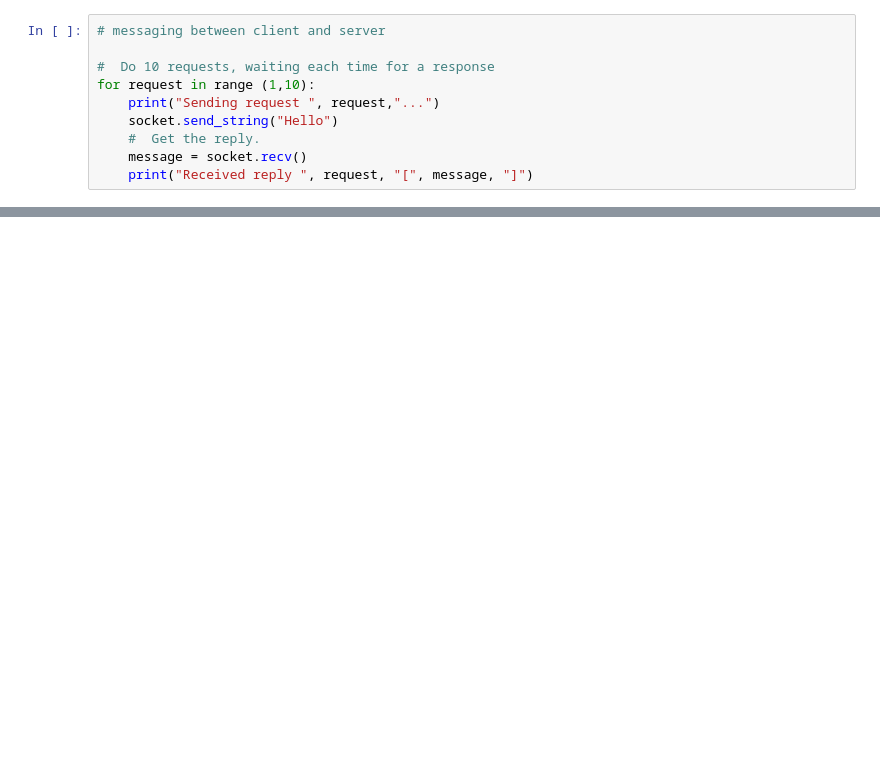
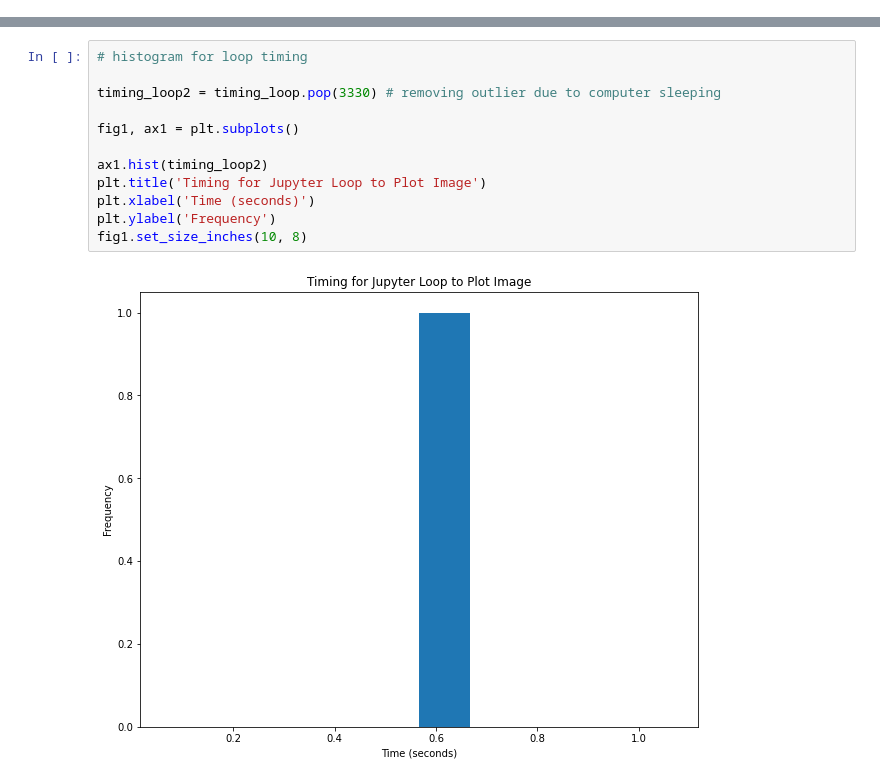
Before and after one commit to project-improv/improv, a Jupyter notebook: demos/jupyter/data_loading.ipynb, the cells around one changed output, grey strips where cells are left out. Cells and saved outputs as stored; diff of their text form; blank space fills up the shorter version.

```diff
--- a/demos/jupyter/data_loading.ipynb
+++ b/demos/jupyter/data_loading.ipynb
@@ -53,10 +0,0 @@ python example_server.py
-# %%
-# messaging between client and server
-
-#  Do 10 requests, waiting each time for a response
-for request in range (1,10):
-    print("Sending request ", request,"...")
-    socket.send_string("Hello")
-    #  Get the reply.
-    message = socket.recv()
-    print("Received reply ", request, "[", message, "]")
@@ -92,0 +71,14 @@ Received reply  1 [ b'\xf7u\xaeR\xbe$jwv+a\x86\x99\x06\x00\x88\xca\xd8\x8d<' ]
+# %%
+# histogram for loop timing
+
+timing_loop2 = timing_loop.pop(3330) # removing outlier due to computer sleeping
+
+fig1, ax1 = plt.subplots()
+
+ax1.hist(timing_loop2)
+plt.title('Timing for Jupyter Loop to Plot Image')
+plt.xlabel('Time (seconds)')
+plt.ylabel('Frequency')
+fig1.set_size_inches(10, 8)
+# %% [output]
+[figure, added]
```
Also changed, not shown: parts of 21 cells of this notebook, 2 other files.
